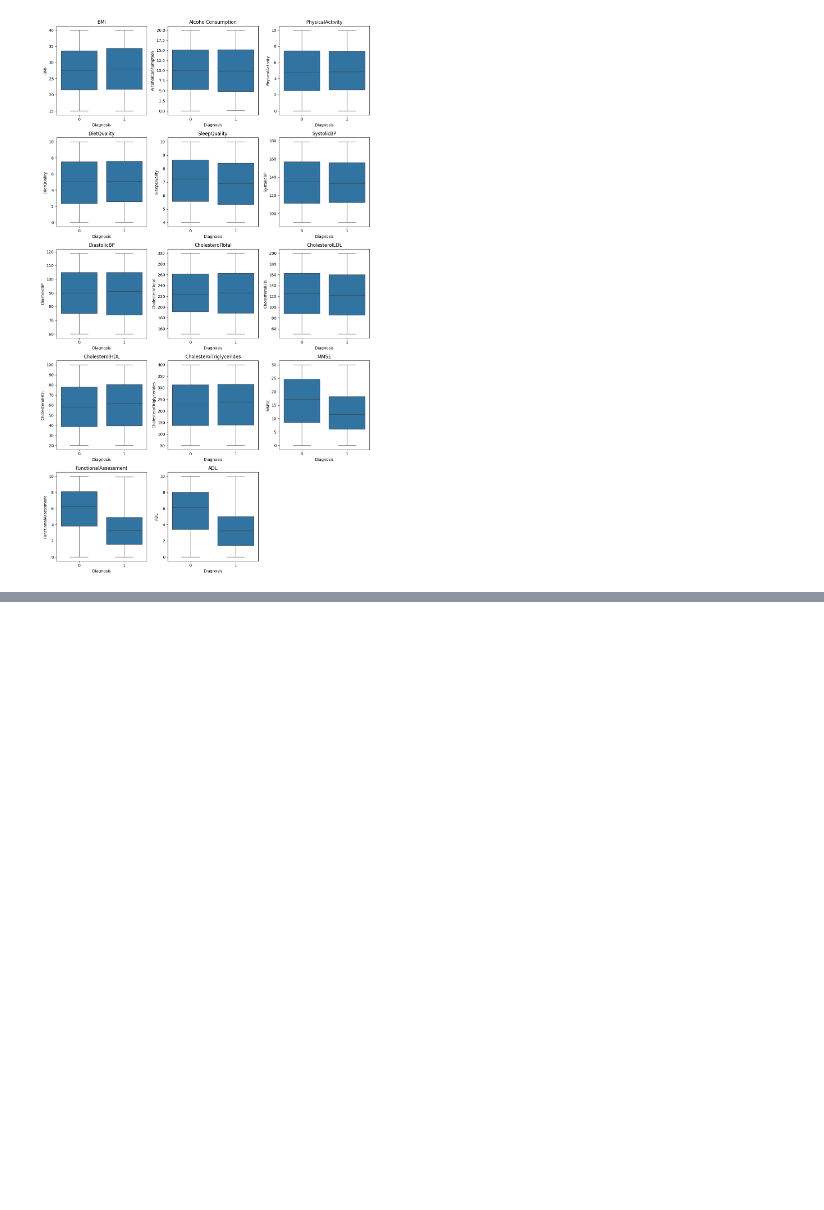
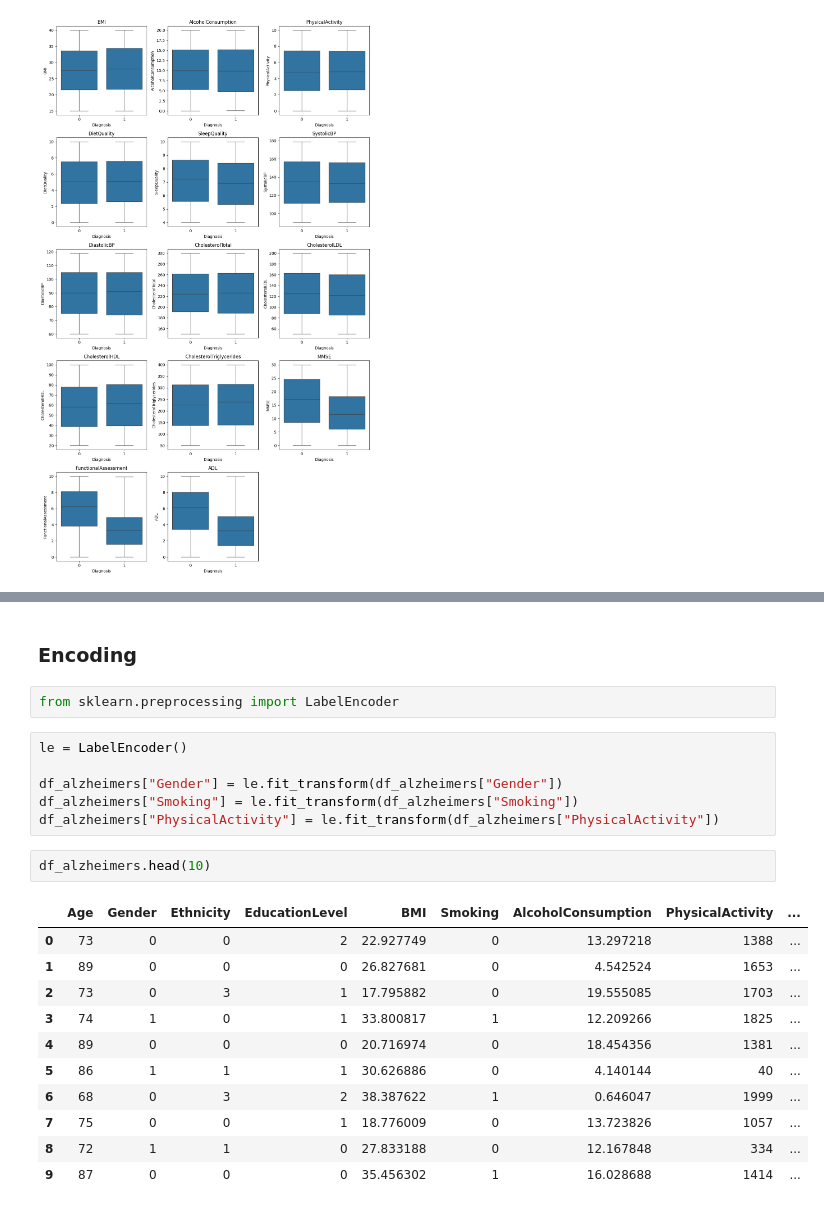
Before and after one commit to asaduzzaman-sohun/Alzheimer-s-disease-detection, a Jupyter notebook: code.ipynb, the cells around one changed output, grey strips where cells are left out. Drawn from its saved outputs; the diff is of its cells as text; blank space fills up the shorter version.

```diff
--- a/code.ipynb
+++ b/code.ipynb
@@ -289,0 +298,24 @@ plt.show()
+# %% [markdown]
+### Encoding
+# %%
+from sklearn.preprocessing import LabelEncoder
+# %%
+le = LabelEncoder()
+
+df_alzheimers["Gender"] = le.fit_transform(df_alzheimers["Gender"])
+df_alzheimers["Smoking"] = le.fit_transform(df_alzheimers["Smoking"])
+df_alzheimers["PhysicalActivity"] = le.fit_transform(df_alzheimers["PhysicalActivity"])
+# %%
+df_alzheimers.head(10)
+# %% [output]
+|  | Age | Gender | Ethnicity | EducationLevel | BMI | Smoking | AlcoholConsumption | PhysicalActivity | ... |
+| 0 | 73 | 0 | 0 | 2 | 22.927749 | 0 | 13.297218 | 1388 | ... |
+| 1 | 89 | 0 | 0 | 0 | 26.827681 | 0 | 4.542524 | 1653 | ... |
+| 2 | 73 | 0 | 3 | 1 | 17.795882 | 0 | 19.555085 | 1703 | ... |
+| 3 | 74 | 1 | 0 | 1 | 33.800817 | 1 | 12.209266 | 1825 | ... |
+| 4 | 89 | 0 | 0 | 0 | 20.716974 | 0 | 18.454356 | 1381 | ... |
+| 5 | 86 | 1 | 1 | 1 | 30.626886 | 0 | 4.140144 | 40 | ... |
+| 6 | 68 | 0 | 3 | 2 | 38.387622 | 1 | 0.646047 | 1999 | ... |
+| 7 | 75 | 0 | 0 | 1 | 18.776009 | 0 | 13.723826 | 1057 | ... |
+| 8 | 72 | 1 | 1 | 0 | 27.833188 | 0 | 12.167848 | 334 | ... |
+| 9 | 87 | 0 | 0 | 0 | 35.456302 | 1 | 16.028688 | 1414 | ... |
```
Also changed, not shown: parts of 14 cells of this notebook.
